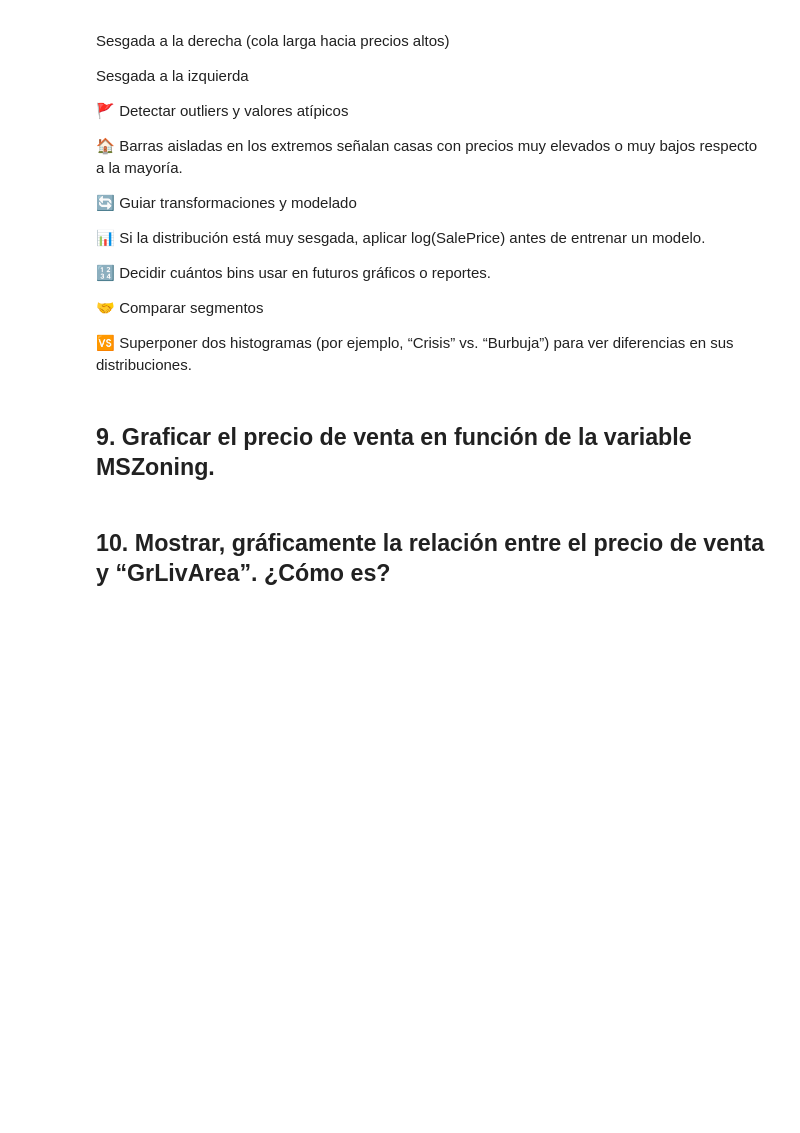
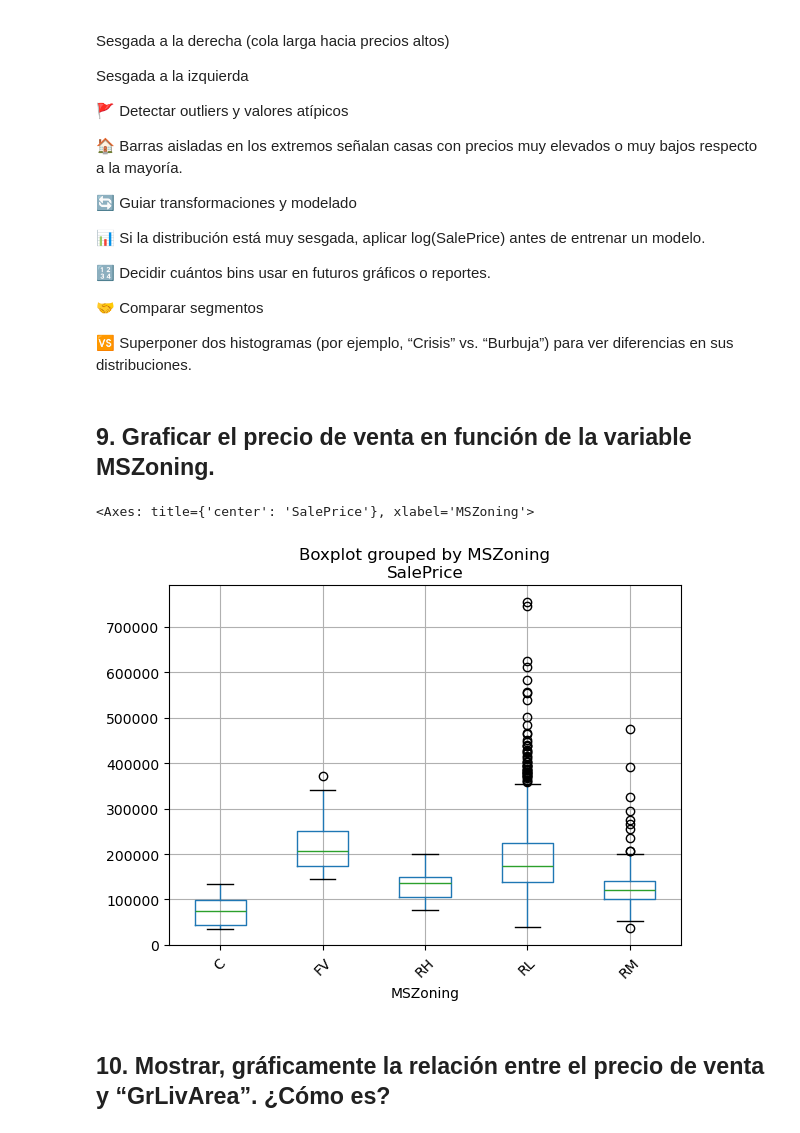
Before and after one commit to amejosecar/ia_dema, a Jupyter notebook: 07_EDA_Exploratory_Data_Analysis/Ejercicio/Planteamiento_Ejercicio_Análisis_preliminar.ipynb, the cells around one changed output. Drawn from its saved outputs; the diff is of its cells as text; code cells hidden in the pictures; blank space fills up the shorter version.

```diff
--- a/07_EDA_Exploratory_Data_Analysis/Ejercicio/Planteamiento_Ejercicio_Análisis_preliminar.ipynb
+++ b/07_EDA_Exploratory_Data_Analysis/Ejercicio/Planteamiento_Ejercicio_Análisis_preliminar.ipynb
@@ -360,5 +363,10 @@ Sesgada a la izquierda
 🆚 Superponer dos histogramas (por ejemplo, “Crisis” vs. “Burbuja”) para ver diferencias en sus distribuciones.
 # %% [markdown]
 ## 9. Graficar el precio de venta en función de la variable MSZoning.
+# %%
+df1.boxplot(column='SalePrice', by='MSZoning', rot=45)
+# %% [output]
+<Axes: title={'center': 'SalePrice'}, xlabel='MSZoning'>
+[figure, added]
 # %% [markdown]
 ## 10. Mostrar, gráficamente la relación entre el precio de venta y “GrLivArea”. ¿Cómo es?
```
Also changed, not shown: parts of 24 cells of this notebook, 23 other files.
